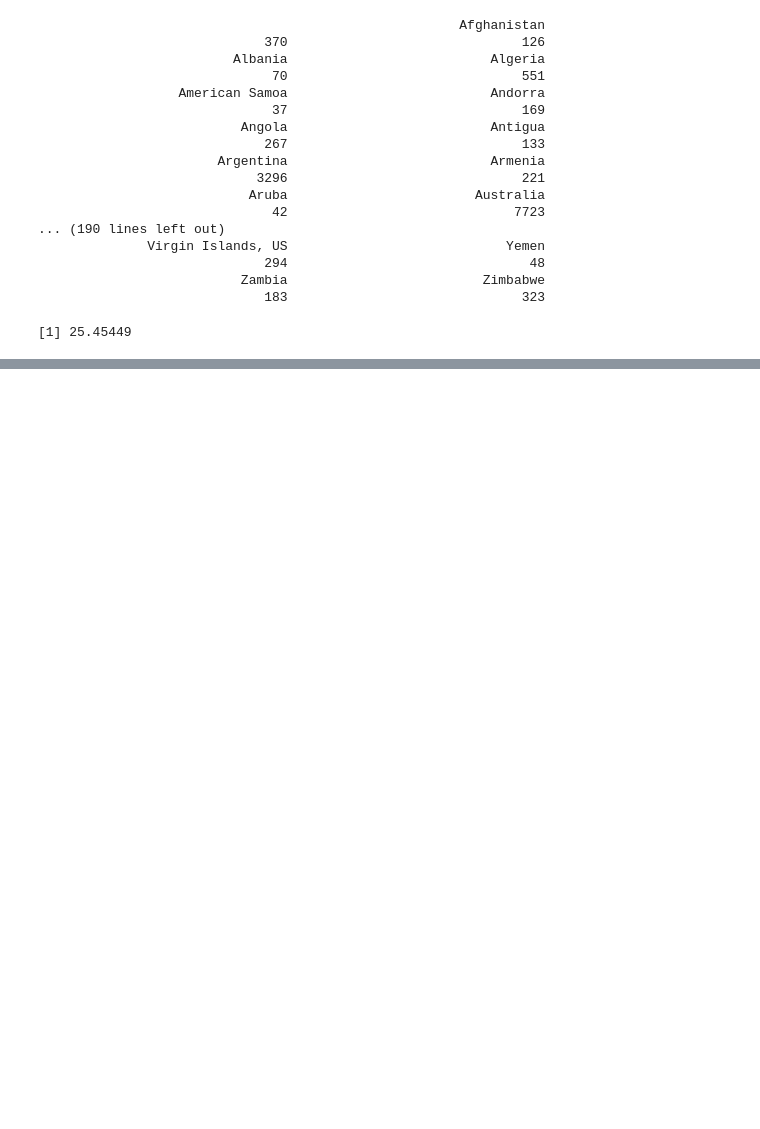
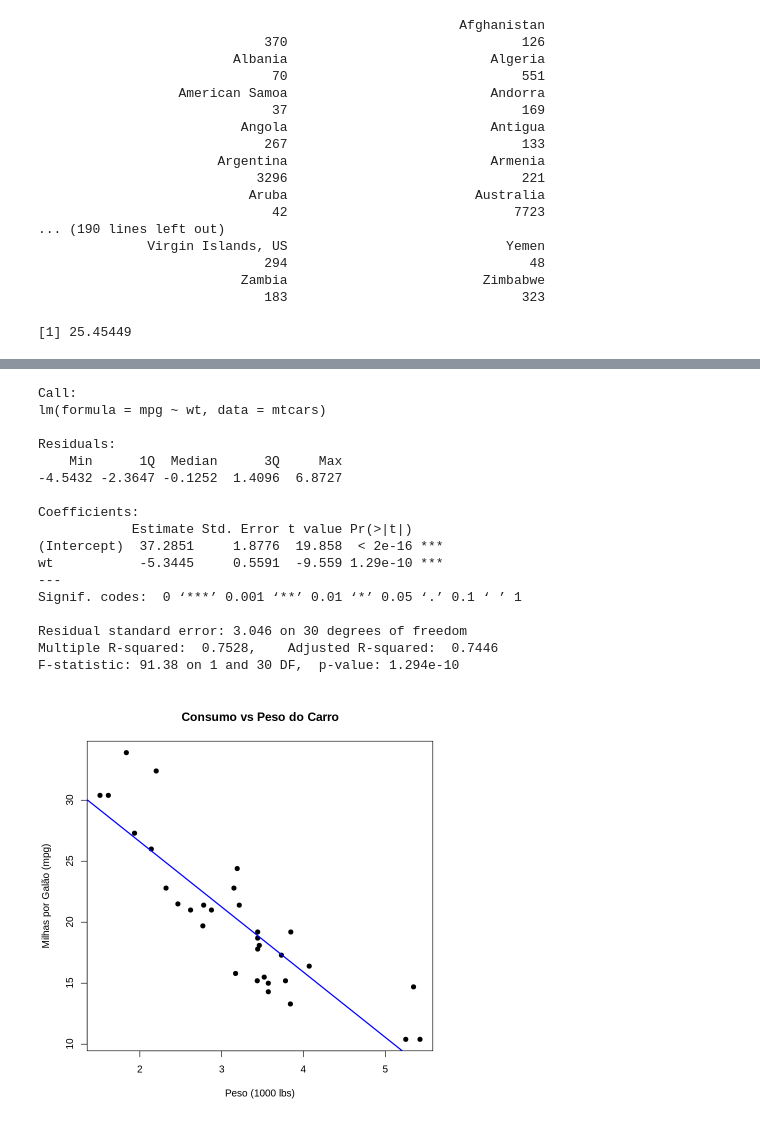
Before and after one commit to HolaSoyMath/DataScience-R-7Periodo, a Jupyter notebook: 1_Aula_em_R.ipynb, the cells around one changed output, grey strips where cells are left out. Drawn from its saved outputs; the diff is of its cells as text; code cells hidden in the pictures; blank space fills up the shorter version.

```diff
--- a/1_Aula_em_R.ipynb
+++ b/1_Aula_em_R.ipynb
@@ -242,0 +280,31 @@ media_coluna
+# %%
+data(mtcars)
+modelo <- lm(mpg ~ wt, data = mtcars) #Consumo de combustível e wt = peso
+
+plot(mtcars$wt, mtcars$mpg,
+  main = "Consumo vs Peso do Carro",
+  xlab = "Peso (1000 lbs)",
+  ylab = "Milhas por Galão (mpg)",
+  pch = 19 # Estilo do ponto
+)
+abline(modelo, col="blue", lwd = 2) # LWD é sempre 2
+summary(modelo)
+# %% [output]
+Call:
+lm(formula = mpg ~ wt, data = mtcars)
+
+Residuals:
+    Min      1Q  Median      3Q     Max
+-4.5432 -2.3647 -0.1252  1.4096  6.8727
+
+Coefficients:
+            Estimate Std. Error t value Pr(>|t|)
+(Intercept)  37.2851     1.8776  19.858  < 2e-16 ***
+wt           -5.3445     0.5591  -9.559 1.29e-10 ***
+---
+Signif. codes:  0 ‘***’ 0.001 ‘**’ 0.01 ‘*’ 0.05 ‘.’ 0.1 ‘ ’ 1
+
+Residual standard error: 3.046 on 30 degrees of freedom
+Multiple R-squared:  0.7528,    Adjusted R-squared:  0.7446
+F-statistic: 91.38 on 1 and 30 DF,  p-value: 1.294e-10
+[figure, added]
```
Also changed, not shown: parts of 4 cells of this notebook.
